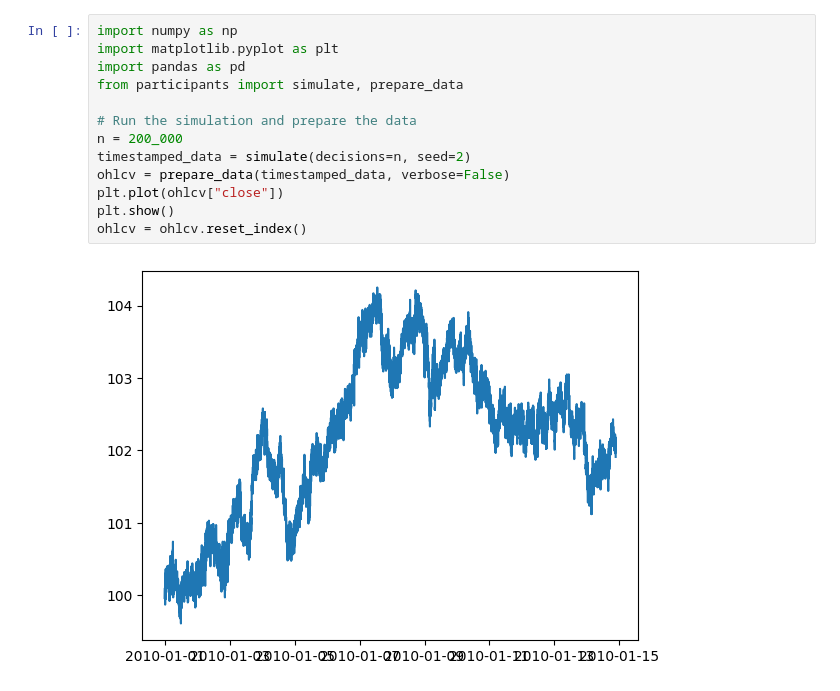
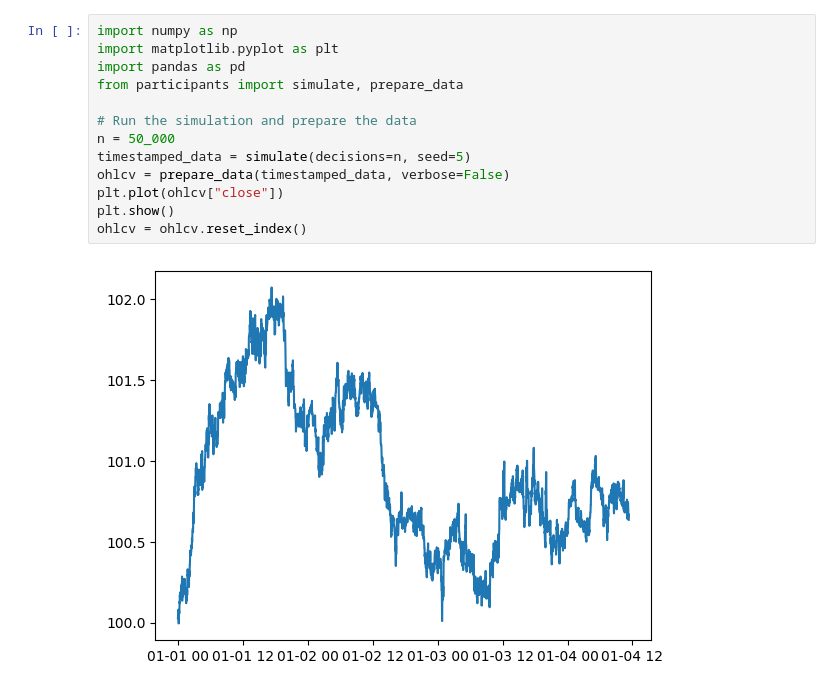
Before and after one commit to lucameriano/coding_hsg, a Jupyter notebook: prediction.ipynb, the cells around one changed output. Saved outputs shown, nothing was run; the diff lists cells and outputs as text.

```diff
--- a/prediction.ipynb
+++ b/prediction.ipynb
@@ -1,18 +1,18 @@
 # %%
 import numpy as np
 import matplotlib.pyplot as plt
 import pandas as pd
 from participants import simulate, prepare_data
 
 # Run the simulation and prepare the data
-n = 200_000
-timestamped_data = simulate(decisions=n, seed=2)
+n = 50_000
+timestamped_data = simulate(decisions=n, seed=5)
 ohlcv = prepare_data(timestamped_data, verbose=False)
 plt.plot(ohlcv["close"])
 plt.show()
 ohlcv = ohlcv.reset_index()
 # %% [output]
-[figure, old version]
+[figure, new version]
 # %%
 # Copy the dataframe ohlcv for further modifications
 X = ohlcv.copy()
```
Also changed, not shown: parts of 7 cells of this notebook, 2 other files.
